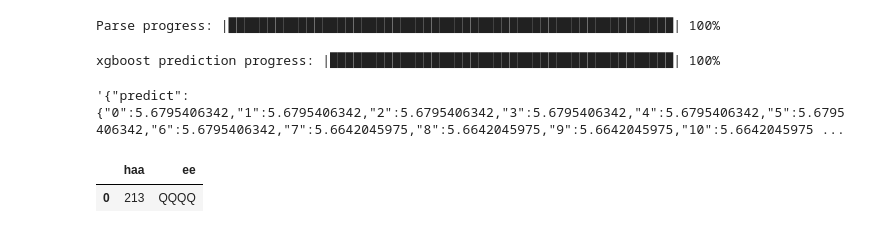
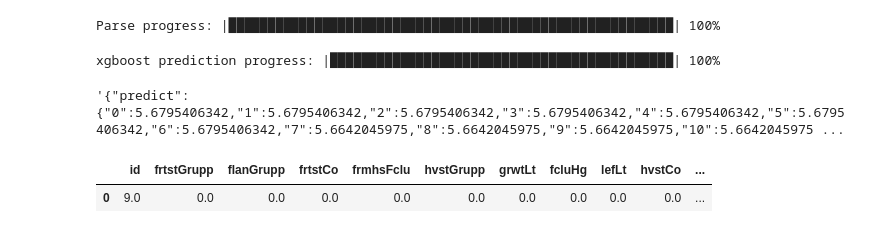
Before and after one commit to HwangToeMat/Flour_SmartFarm-Platform, a Jupyter notebook: 2.모델개발/COLAB_H2OAutoML.ipynb, the cells around one changed output. Saved outputs shown, nothing was run; the diff lists cells and outputs as text; code cells hidden in the pictures.

```diff
--- a/2.모델개발/COLAB_H2OAutoML.ipynb
+++ b/2.모델개발/COLAB_H2OAutoML.ipynb
@@ -191,18 +196,21 @@ data_as_df = h2o.as_list(pred)
 data_as_df.to_json()
 # %% [output]
 '{"predict":{"0":5.6795406342,"1":5.6795406342,"2":5.6795406342,"3":5.6795406342,"4":5.6795406342,"5":5.6795406342,"6":5.6795406342,"7":5.6642045975,"8":5.6642045975,"9":5.6642045975,"10":5.6642045975 ...
-# %%
-from flask import request, redirect, render_template, session, Blueprint, jsonify
-import pandas as pd
-import json
-
-data = {'haa' : [213], 'ee' : ['QQQQ']}
-
-data = json.dumps(data)
-
-data = json.loads(data)
-df = pd.DataFrame(data)
-df
-# %% [output]
-|  | haa | ee |
-| 0 | 213 | QQQQ |
+# %%
+from flask import request, redirect, render_template, session, Blueprint, jsonify
+import pandas as pd
+import json
+
+# data = {'haa' : [213], 'ee' : ['QQQQ']}
+# {"id":9.0,"frtstGrupp":0.0,"flanGrupp":0.0,"frtstCo":0.0,"frmhsFclu":0.0,"hvstGrupp":0.0,"grwtLt":0.0,"fcluHg":0.0,"lefLt":0.0,"hvstCo":0.0,"frmWeek":43.0,"lefCunt":0.0,"lefBt":0.0,"stemThck":0.0,"outtrn":3140.0,"ec":2.104545442,"ph":6.086363619,"cunt":8.5,"otmsuplyqy":185.0}
+# data = json.dumps(data)
+
+# data = json.loads(data)
+df = {"id":9.0,"frtstGrupp":0.0,"flanGrupp":0.0,"frtstCo":0.0,"frmhsFclu":0.0,"hvstGrupp":0.0,"grwtLt":0.0,"fcluHg":0.0,"lefLt":0.0,"hvstCo":0.0,"frmWeek":43.0,"lefCunt":0.0,"lefBt":0.0,"stemThck":0.0,"outtrn":3140.0,"ec":2.104545442,"ph":6.086363619,"cunt":8.5,"otmsuplyqy":185.0}
+for key, value in df.items():
+    df[key] = [value]
+df = pd.DataFrame(df)
+df
+# %% [output]
+|  | id | frtstGrupp | flanGrupp | frtstCo | frmhsFclu | hvstGrupp | grwtLt | fcluHg | lefLt | hvstCo | ... |
+| 0 | 9.0 | 0.0 | 0.0 | 0.0 | 0.0 | 0.0 | 0.0 | 0.0 | 0.0 | 0.0 | ... |
```
Also changed, not shown: parts of 3 cells of this notebook, 2 other files.
